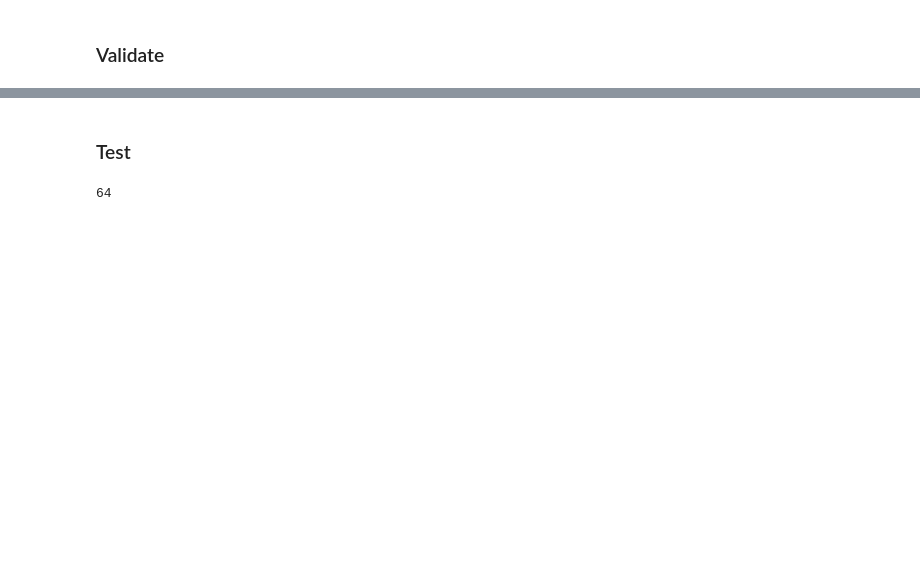
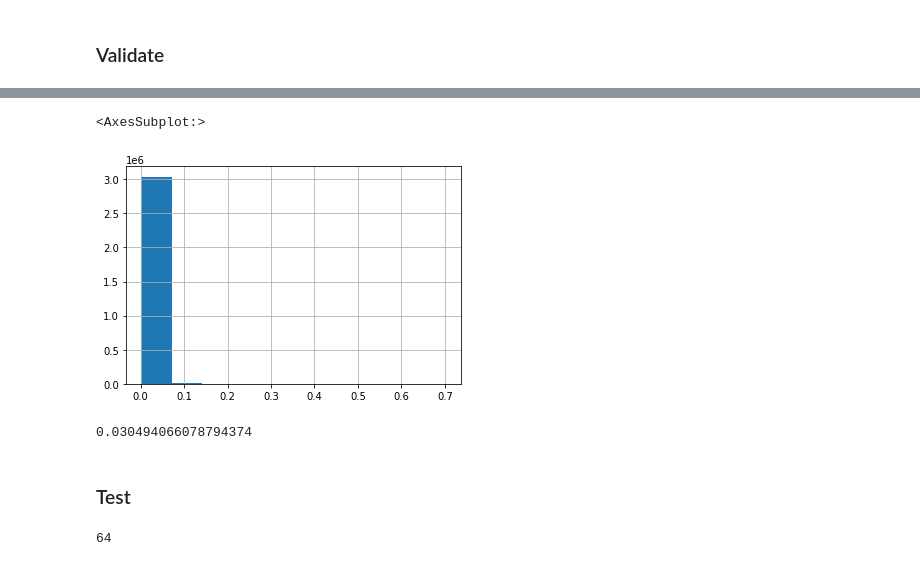
Before and after one commit to Wp-Zhang/H-M-Fashion-RecSys, a Jupyter notebook: notebooks/HM-Rec.ipynb, the cells around one changed output, grey strips where cells are left out. Saved outputs shown, nothing was run; the diff lists cells and outputs as text; code cells hidden in the pictures; blank space fills up the shorter version.

```diff
--- a/notebooks/HM-Rec.ipynb
+++ b/notebooks/HM-Rec.ipynb
@@ -596,0 +674,2 @@ map_at_k(label["article_id"], label["prediction"], k=12)
+# %%
+pred_lgb = pd.read_csv(data_dir/"processed"/"binary_valid.csv")
@@ -596,0 +684,5 @@ map_at_k(label["article_id"], label["prediction"], k=12)
+# %%
+pred_lgb['prob'].hist()
+# %% [output]
+<AxesSubplot:>
+[figure, added]
@@ -597,3 +698,7 @@ map_at_k(label["article_id"], label["prediction"], k=12)
+# %%
+map_at_k(label["article_id"], label["prediction"], k=12) # 0.03040650316743402
+# %% [output]
+0.030494066078794374
 # %% [markdown]
 ### Test
 # %%
```
Also changed, not shown: parts of 35 cells of this notebook.
